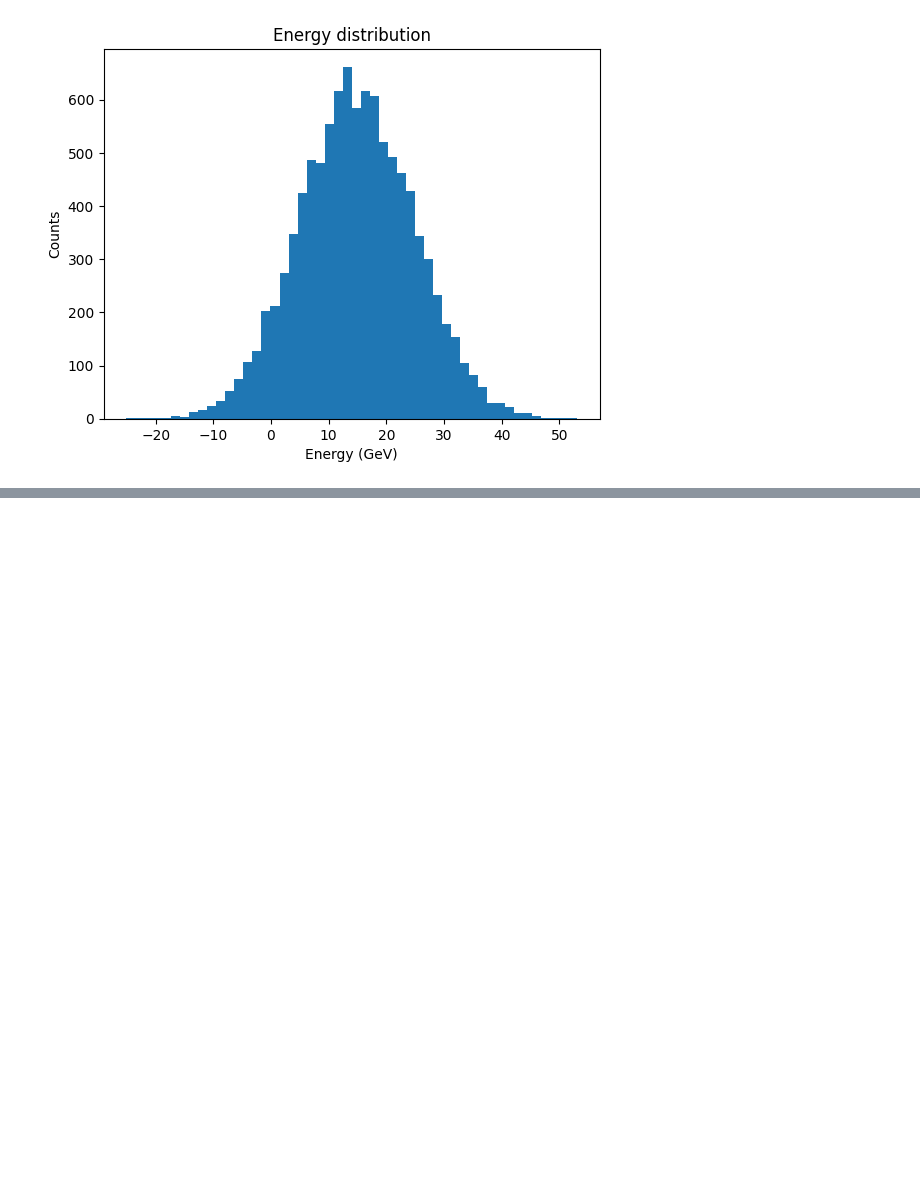
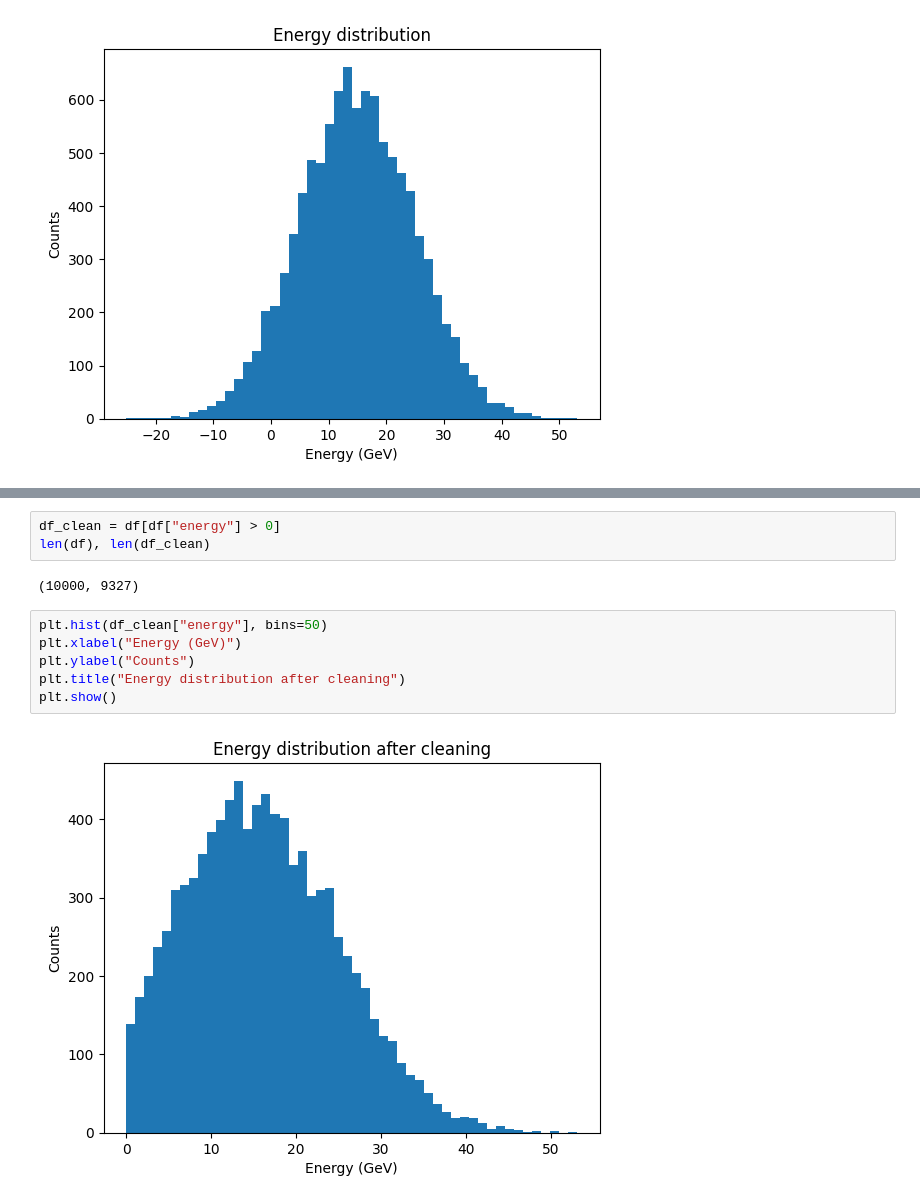
Before and after one commit to hajrahtabassam/modern-python-analysis, a Jupyter notebook: notebooks/eda.ipynb, the cells around one changed output, grey strips where cells are left out. Drawn from its saved outputs; the diff is of its cells as text; blank space fills up the shorter version.

Commit message:
Clean unphysical energy values and update plots

```diff
--- a/notebooks/eda.ipynb
+++ b/notebooks/eda.ipynb
@@ -117,0 +124,13 @@ plt.show()
+# %%
+df_clean = df[df["energy"] > 0]
+len(df), len(df_clean)
+# %% [output]
+(10000, 9327)
+# %%
+plt.hist(df_clean["energy"], bins=50)
+plt.xlabel("Energy (GeV)")
+plt.ylabel("Counts")
+plt.title("Energy distribution after cleaning")
+plt.show()
+# %% [output]
+[figure, added]
```
Also changed, not shown: parts of 1 cell of this notebook.
